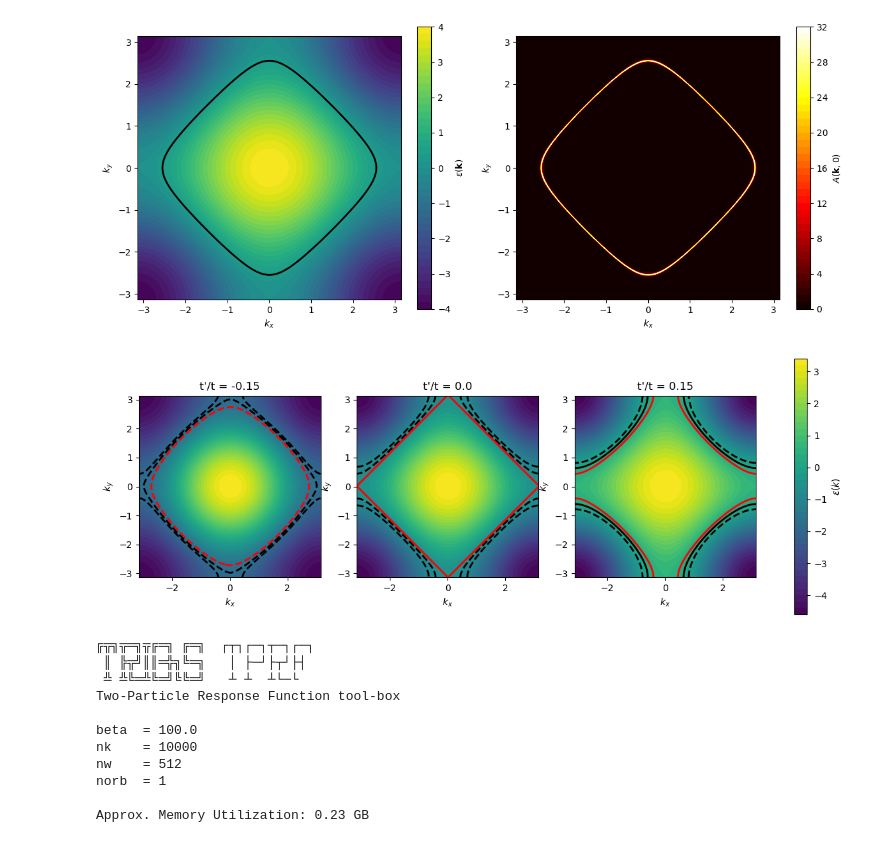
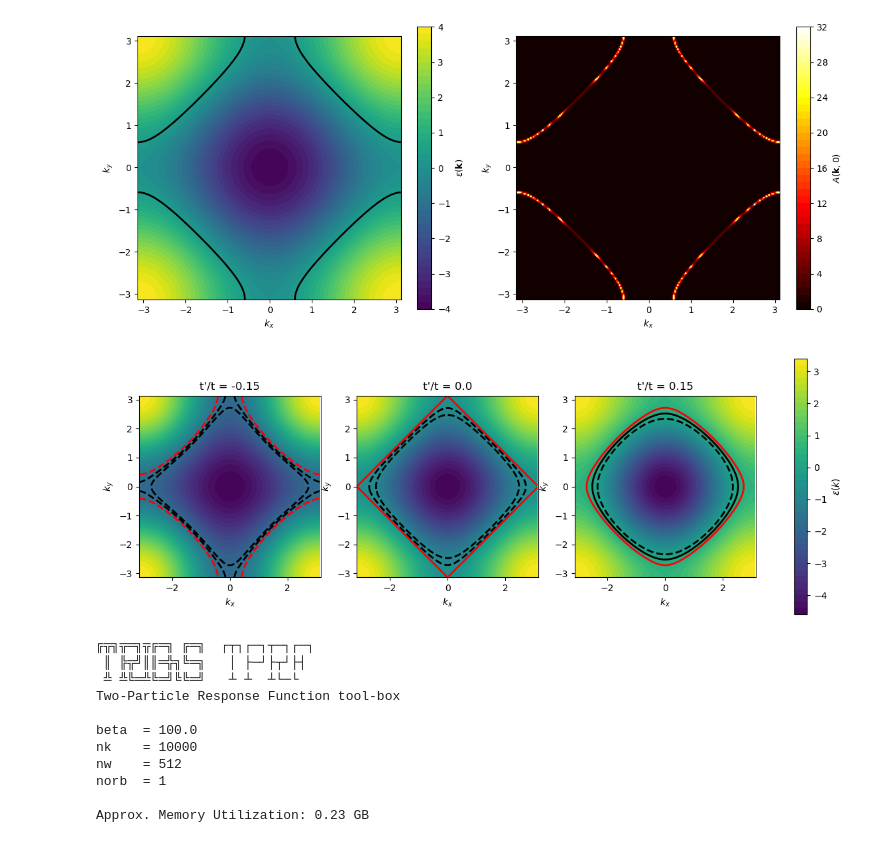
Before and after one commit to cctort/quantum_criticality, a Jupyter notebook: chi_rpa.ipynb, the cells around one changed output. Saved outputs shown, nothing was run; the diff lists cells and outputs as text; code cells hidden in the pictures.

Commit message:
eps contour no longer flipped

```diff
--- a/chi_rpa.ipynb
+++ b/chi_rpa.ipynb
@@ -24,17 +24,17 @@ The autoreload extension is already loaded. To reload it, use:
 import numpy as np
 import matplotlib.pyplot as plt
 
-# --- Define lattice and compute energies ---
 square = LATTICE(dim=2, tp=0.)
-nk = 1000
-k_mesh, _ = square.get_k_mesh(nk)
+nk = 200
+
 square.get_e_k(nk)
-kx = np.linspace(-np.pi, np.pi, nk)
-ky = np.linspace(-np.pi, np.pi, nk)
+eps = square.e_k.data[:, 0, 0].real
+eps = eps.reshape(nk, nk)
+eps = np.roll(np.roll(eps, nk//2, axis=0), nk//2, axis=1)
 
-# Extract energies
-eps = np.array([square.e_k[k][0,0].real for k in k_mesh])
-eps = eps.reshape((nk, nk))
+_, k_arr = square.get_k_mesh(nk)
+kx = k_arr[:, 0].reshape(nk, nk) - np.pi
+ky = k_arr[:, 1].reshape(nk, nk) - np.pi
 
 # --- Compute A(k,0) ---
 eta = 0.01  # broadening, tune to ~pi*T or Im Sigma(0)
@@ -49,8 +49,8 @@ ax = axes[0]
 cf = ax.contourf(kx, ky, eps, levels=50)
 plt.colorbar(cf, ax=ax, label=r'$\varepsilon(\mathbf{k})$')
 ax.contour(kx, ky, eps, levels=[mu], colors='black', linewidths=2)
-ax.set_xlim(-np.pi, np.pi)
-ax.set_ylim(-np.pi, np.pi)
+ax.set_xlim(kx.min(), kx.max())
+ax.set_ylim(ky.min(), ky.max())
 ax.set_xlabel(r'$k_x$')
 ax.set_ylabel(r'$k_y$')
 ax.set_aspect('equal')
@@ -60,8 +60,8 @@ ax = axes[1]
 cf2 = ax.contourf(kx, ky, Ak0, levels=50, cmap='hot')
 plt.colorbar(cf2, ax=ax, label=r'$A(\mathbf{k}, 0)$')
 #ax.contour(kx, ky, eps, levels=[mu], colors='cyan', linewidths=1, linestyles='--')
-ax.set_xlim(-np.pi, np.pi)
-ax.set_ylim(-np.pi, np.pi)
+ax.set_xlim(kx.min(), kx.max())
+ax.set_ylim(ky.min(), ky.max())
 ax.set_xlabel(r'$k_x$')
 ax.set_ylabel(r'$k_y$')
 ax.set_aspect('equal')
@@ -69,45 +69,49 @@ ax.set_aspect('equal')
 plt.tight_layout()
 plt.show()
 # %% [output]
-[figure, old version]
+[figure, new version]
 # %%
 import numpy as np
 import matplotlib.pyplot as plt
 
 tp_list = [-0.15, 0., 0.15]
 
 nk = 200
-kx = np.linspace(-np.pi, np.pi, nk)
-ky = np.linspace(-np.pi, np.pi, nk)
+
+k_mesh, k_arr = square.get_k_mesh(nk)
+kx = k_arr[:, 0].reshape(nk, nk) - np.pi
+ky = k_arr[:, 1].reshape(nk, nk) - np.pi
 
 T = 0.01
 n_list = [0.8, 0.9, 1.]
 
 fig, axes = plt.subplots(1, 3, figsize=(15, 5))
 
 for ax, tp in zip(axes, tp_list):
     square = LATTICE(dim=2, tp=tp)
-    k_mesh, _ = square.get_k_mesh(nk)
+
     square.get_e_k(nk)
-    e_k = square.e_k.data[:,0,0].real.reshape((nk, nk))
+    eps = square.e_k.data[:, 0, 0].real
+    eps = eps.reshape(nk, nk)
+    eps = np.roll(np.roll(eps, nk//2, axis=0), nk//2, axis=1)
 
-    cf = ax.contourf(kx, ky, e_k, levels=50)
+    cf = ax.contourf(kx, ky, eps, levels=50)
 
     mu_list = [get_mu(e_k=square.e_k, n_goal=n, beta=1/T) for n in n_list]
-    ax.contour(kx, ky, e_k, levels=mu_list[:-1], colors='black', linewidths=2)
-    ax.contour(kx, ky, e_k, levels=[mu_list[-1]], colors='red', linewidths=2)
+    ax.contour(kx, ky, eps, levels=mu_list[:-1], colors='black', linewidths=2)
+    ax.contour(kx, ky, eps, levels=[mu_list[-1]], colors='red', linewidths=2)
 
     ax.set_xlim(-np.pi, np.pi)
     ax.set_ylim(-np.pi, np.pi)
     ax.set_xlabel(r'$k_x$')
     ax.set_ylabel(r'$k_y$')
     ax.set_title(f"t'/t = {tp}")
     ax.set_aspect('equal')
 
 fig.colorbar(cf, ax=axes, label=r'$\varepsilon(k)$')
 plt.show()
 # %% [output]
-[figure, old version]
+[figure, new version]
 # %%
 import numpy as np
 
```
Also changed, not shown: parts of 4 cells of this notebook, 2 other files.
